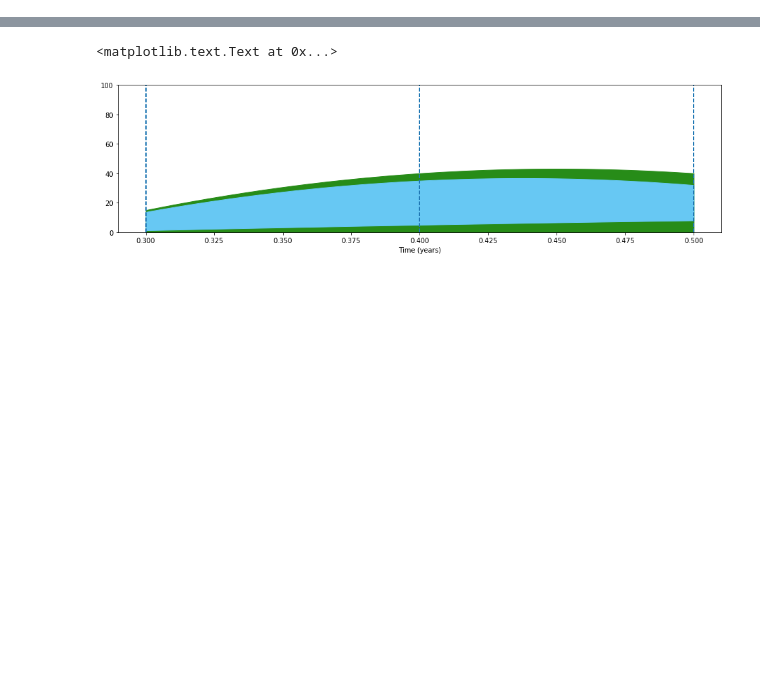
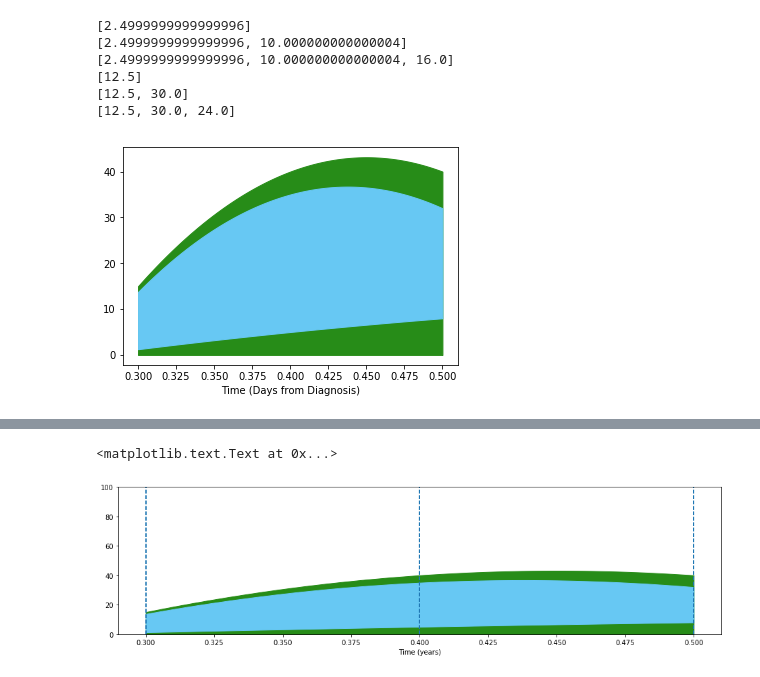
Before and after one commit to liangli217/GrowthKinectics, a Jupyter notebook: fish_minimal_example.ipynb, the cells around one changed output, grey strips where cells are left out. Saved outputs shown, nothing was run; the diff lists cells and outputs as text; code cells hidden in the pictures; blank space fills up the shorter version.

```diff
--- a/fish_minimal_example.ipynb
+++ b/fish_minimal_example.ipynb
@@ -434,0 +887,16 @@ make_fish(CCF,graph=DG,times=times,wbc=wbc,sample_labels=samples)
+# %%
+## Specify overall size
+wbc_example=[50,100,80]
+wbc = [64.46, 19.48, 21.42, 20.14, 51.4, 102.61, 237.38, 356.2, 359.32, 363.47, 148.37, 74.81, 61.58, 105.72]
+
+
+
+make_fish(CCF_example,graph = DG_example, times=times_example,wbc=wbc_example, root_node = 0)
+# %% [output]
+[2.4999999999999996]
+[2.4999999999999996, 10.000000000000004]
+[2.4999999999999996, 10.000000000000004, 16.0]
+[12.5]
+[12.5, 30.0]
+[12.5, 30.0, 24.0]
+[figure, added]
```
Also changed, not shown: parts of 15 cells of this notebook.
